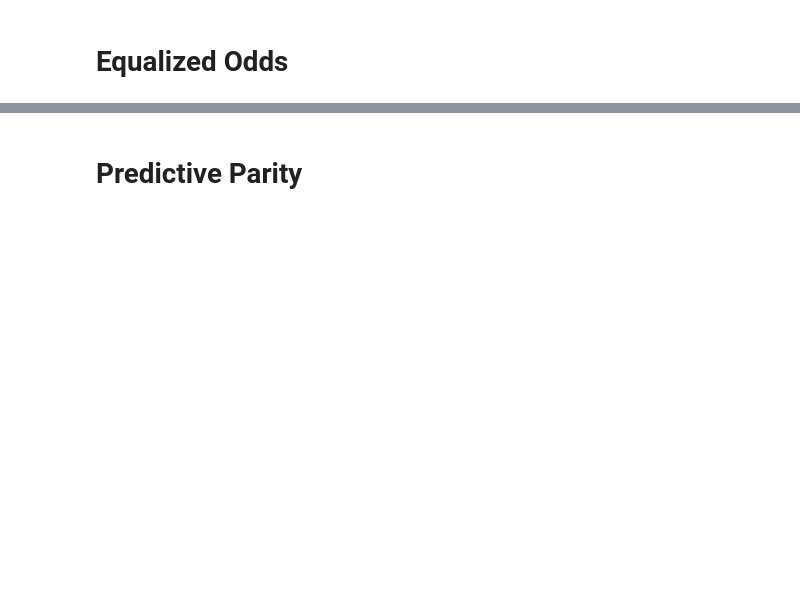
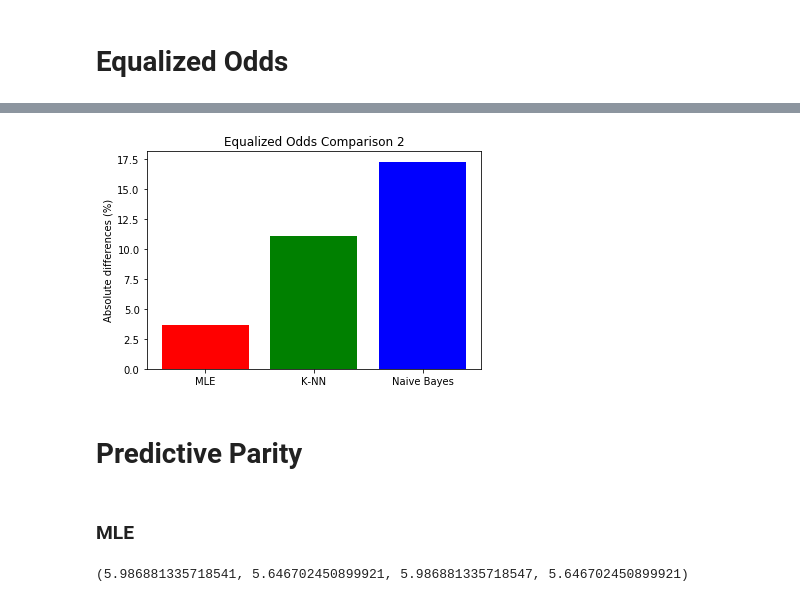
Before and after one commit to 1jinwoo/ML-HW1, a Jupyter notebook: HW1-5.6.ipynb, the cells around one changed output, grey strips where cells are left out. Saved outputs shown, nothing was run; the diff lists cells and outputs as text; code cells hidden in the pictures; blank space fills up the shorter version.

```diff
--- a/HW1-5.6.ipynb
+++ b/HW1-5.6.ipynb
@@ -80,3 +137,8 @@ def find_EO_pr(classifier_df, pred, race, label):
+# %%
+plt.title('Equalized Odds Comparison 2')
+plot_diff([EO_mle_diff2, EO_knn_diff2, EO_nb_diff2])
+# %% [output]
+[figure, added]
 # %% [markdown]
 # Predictive Parity
 # %%
@@ -87,3 +149,5 @@ def find_PP_pr(classifier_df, label, race, pred):
     denominator = classifier_df.loc[(classifier_df[RACE] == race) &\
                                    (classifier_df[PRED] == pred)].shape[0]
     return numerator / denominator
+# %% [markdown]
+### MLE
@@ -89,0 +167,4 @@ def find_PP_pr(classifier_df, label, race, pred):
+# %%
+(PP_mle_diff1, PP_mle_diff2, PP_mle_diff3, PP_mle_diff4)
+# %% [output]
+(5.986881335718541, 5.646702450899921, 5.986881335718547, 5.646702450899921)
```
Also changed, not shown: parts of 38 cells of this notebook, 1 other file.
